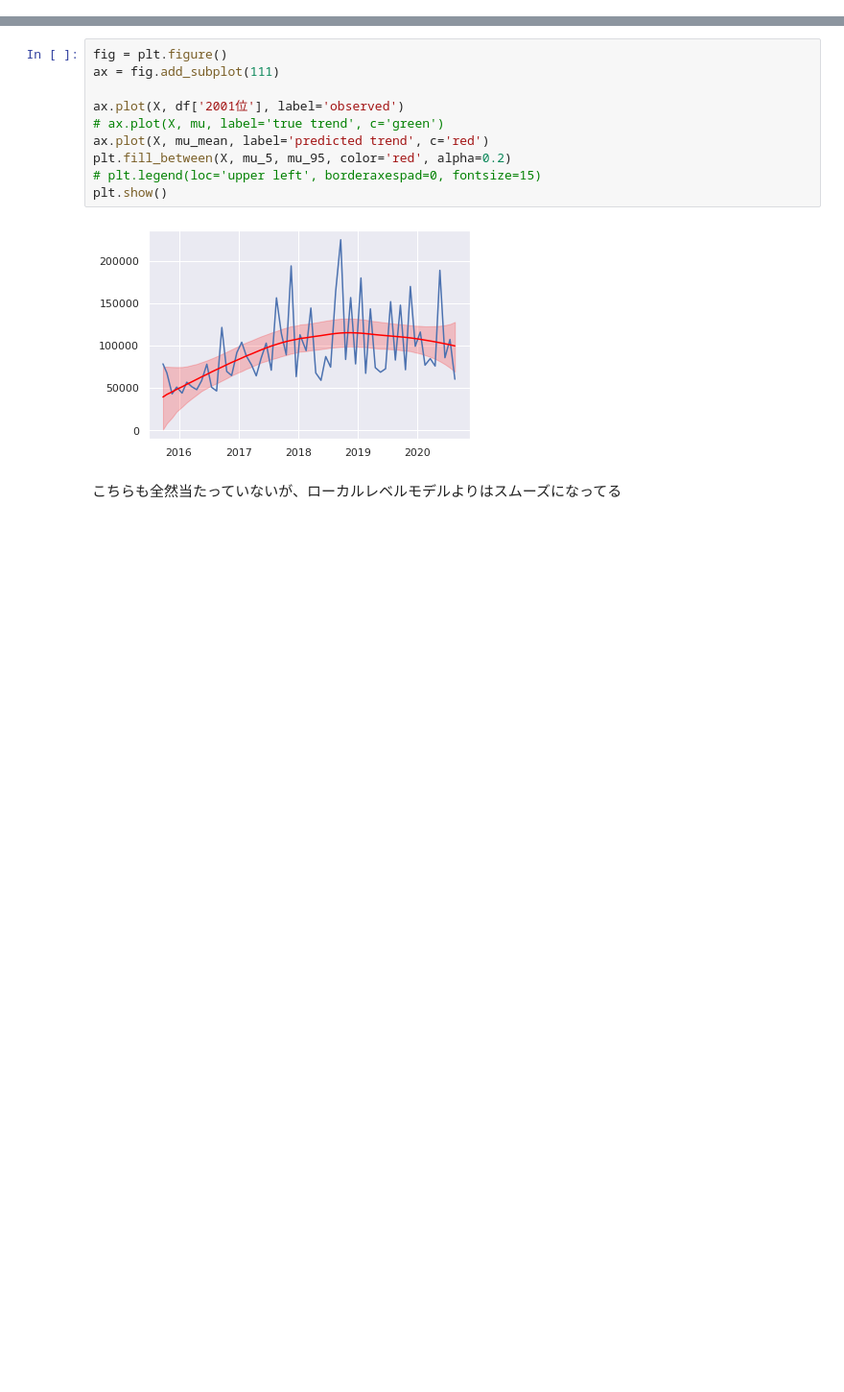
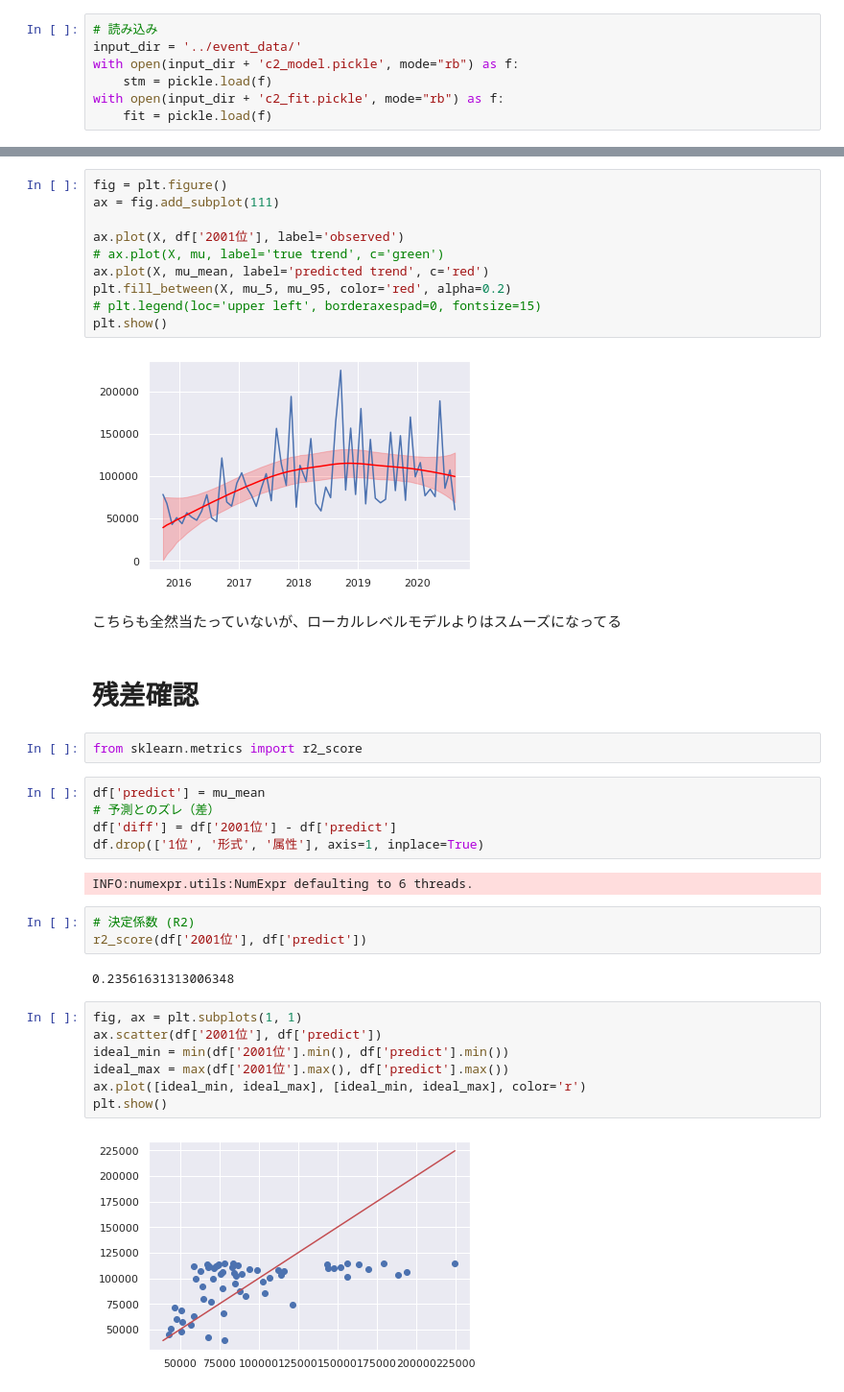
Before and after one commit to Kazuya-Minakuchi/qiita, a Jupyter notebook: dereste_analysis/dereste_event_point_ranking_border/アタポン_2001/script/c2_month_smooth-trend.ipynb, the cells around one changed output, grey strips where cells are left out. Shown at 96% size. Saved outputs shown, nothing was run; the diff lists cells and outputs as text; blank space fills up the shorter version.

```diff
--- a/dereste_analysis/dereste_event_point_ranking_border/アタポン_2001/script/c2_atapon_month_smooth-trend.ipynb
+++ b/dereste_analysis/dereste_event_point_ranking_border/アタポン_2001/script/c2_month_smooth-trend.ipynb
@@ -115,3 +117,10 @@ When unpickling the StanModel must be unpickled first.
+# %%
+# 読み込み
+input_dir = '../event_data/'
+with open(input_dir + 'c2_model.pickle', mode="rb") as f:
+    stm = pickle.load(f)
+with open(input_dir + 'c2_fit.pickle', mode="rb") as f:
+    fit = pickle.load(f)
 # %%
 fit
 # %% [output]
@@ -165,3 +174,28 @@ plt.show()
 [figure]
 # %% [markdown]
 こちらも全然当たっていないが、ローカルレベルモデルよりはスムーズになってる
+# %% [markdown]
+# 残差確認
+# %%
+from sklearn.metrics import r2_score
+# %%
+df['predict'] = mu_mean
+# 予測とのズレ（差）
+df['diff'] = df['2001位'] - df['predict']
+df.drop(['1位', '形式', '属性'], axis=1, inplace=True)
+# %% [output]
+INFO:numexpr.utils:NumExpr defaulting to 6 threads.
+# %%
+# 決定係数 (R2)
+r2_score(df['2001位'], df['predict'])
+# %% [output]
+0.23561631313006348
+# %%
+fig, ax = plt.subplots(1, 1)
+ax.scatter(df['2001位'], df['predict'])
+ideal_min = min(df['2001位'].min(), df['predict'].min())
+ideal_max = max(df['2001位'].max(), df['predict'].max())
+ax.plot([ideal_min, ideal_max], [ideal_min, ideal_max], color='r')
+plt.show()
+# %% [output]
+[figure, added]
```
Also changed, not shown: parts of 7 cells of this notebook, 2 other files.
